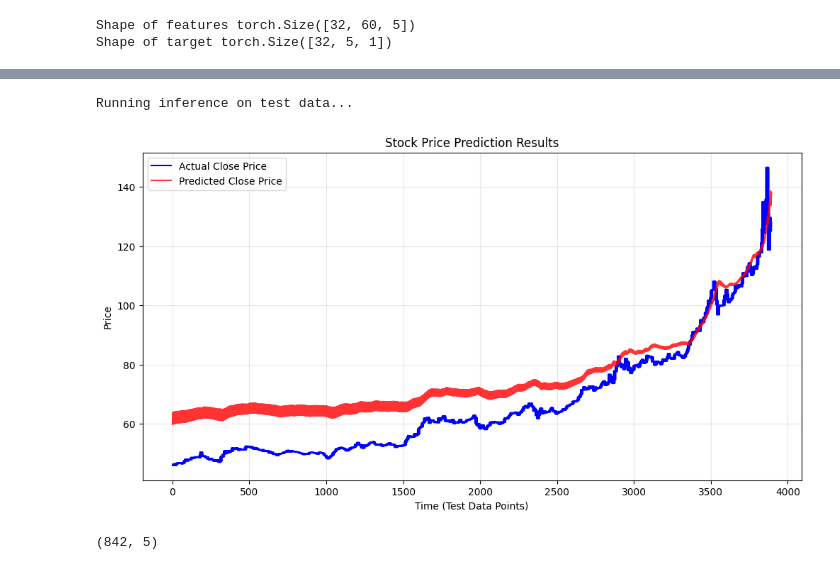
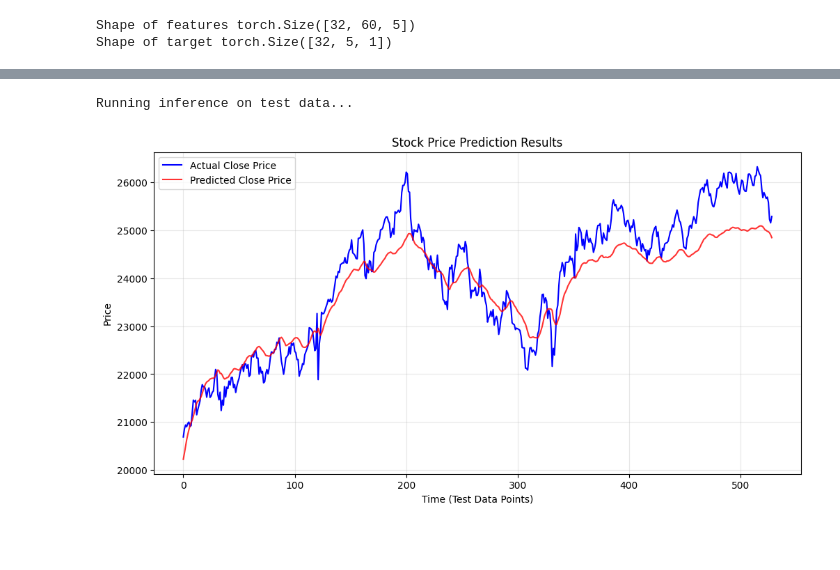
Before and after one commit to sharmanjeurkar-dev/StockPrediction, a Jupyter notebook: notebooks/StockPrediction.ipynb, the cells around one changed output, grey strips where cells are left out. Drawn from its saved outputs; the diff is of its cells as text; code cells hidden in the pictures; blank space fills up the shorter version.

```diff
--- a/notebooks/StockPrediction.ipynb
+++ b/notebooks/StockPrediction.ipynb
@@ -37,7 +37,7 @@ import numpy as np
 from Data import Data_preprocessing
 # %%
 #Pulling data from Data preprocessing module which alos donwload the data for me
-X_train,X_test,Y_train,Y_test = Data_preprocessing.feature_enginiering()
+X_train, X_test, Y_train, Y_test, process_targ = Data_preprocessing.feature_enginiering()
 # %% [output]
 [*********************100%***********************]  1 of 1 completed
 [*********************100%***********************]  1 of 1 completed
@@ -90,7 +90,7 @@ device = 'cuda' if(torch.cuda.is_available()) else 'cpu'
 # %%
 #model
 INPUT_SIZE = 5
-HIDDEN_UNITS = 64
+HIDDEN_UNITS = 32
 OUT_FEATURES = 5
 model = LSTM(in_size=INPUT_SIZE,
              hidden_units=HIDDEN_UNITS,
@@ -193,37 +202,33 @@ def plot_predictions(model:torch.nn,
 
             all_preds.append(output.numpy())
             all_targets.append(y.numpy())
 
 
     all_preds = np.concatenate(all_preds)
     all_targets = np.concatenate(all_targets)
 
-    preds_flat = all_preds.reshape(-1, 1)
-    targets_flat = all_targets.reshape(-1, 1)
+    preds_flat = all_preds[:,0].reshape(-1, 1)
+    targets_flat = all_targets[:,0].reshape(-1, 1)
 
     #unscaling
     real_preds = target_scaler.inverse_transform(preds_flat)
     real_targets = target_scaler.inverse_transform(targets_flat)
 
     # Plotting
     plt.figure(figsize=(12, 6))
     plt.plot(real_targets, color='blue', label='Actual Close Price')
     plt.plot(real_preds, color='red', label='Predicted Close Price',  alpha=0.8)
 
     plt.title('Stock Price Prediction Results')
     plt.xlabel('Time (Test Data Points)')
     plt.ylabel('Price')
     plt.legend()
     plt.grid(True, alpha=0.3)
     plt.show()
 
 
 plot_predictions(model, test_data_load, process_targ)
 #O on x axis refers to first day of testing and last day as the last of training
 # %% [output]
 Running inference on test data...
-[figure, old version]
+[figure, new version]
-# %%
-df[train_size:].shape
-# %% [output]
-(842, 5)
```
Also changed, not shown: parts of 2 cells of this notebook.
